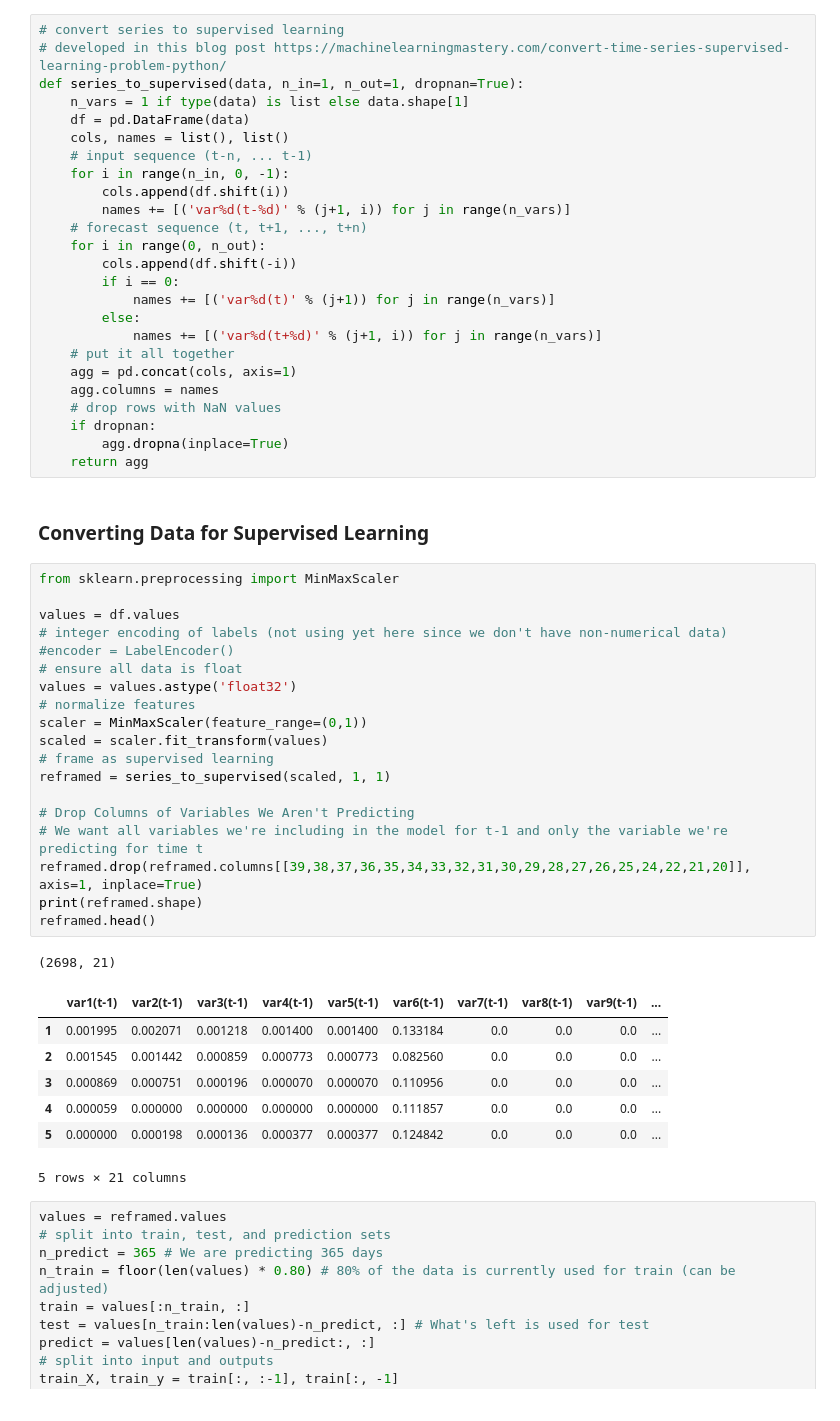
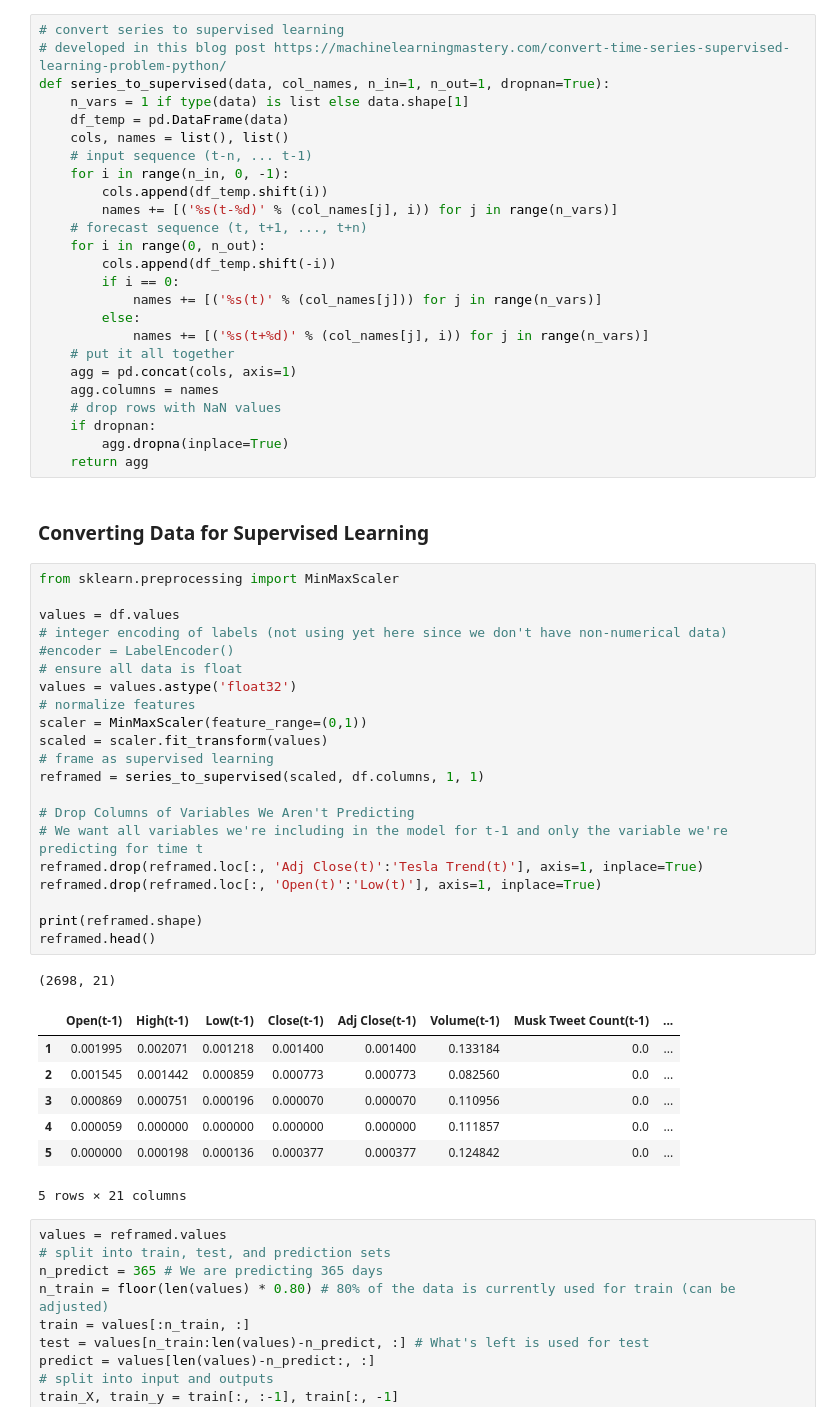
Before and after one commit to TLChilton/Senior_Capstone, a Jupyter notebook: LSTM365Days.ipynb, the cells around one changed output. Cells and saved outputs as stored; diff of their text form.

Commit message:
improved series_to_supervised from LSTMFeaturePrune.ipynb

```diff
--- a/LSTM365Days.ipynb
+++ b/LSTM365Days.ipynb
@@ -60,21 +60,21 @@ pyplot.show()
 # %%
 # convert series to supervised learning
 # developed in this blog post https://machinelearningmastery.com/convert-time-series-supervised-learning-problem-python/
-def series_to_supervised(data, n_in=1, n_out=1, dropnan=True):
+def series_to_supervised(data, col_names, n_in=1, n_out=1, dropnan=True):
     n_vars = 1 if type(data) is list else data.shape[1]
-    df = pd.DataFrame(data)
+    df_temp = pd.DataFrame(data)
     cols, names = list(), list()
     # input sequence (t-n, ... t-1)
     for i in range(n_in, 0, -1):
-        cols.append(df.shift(i))
-        names += [('var%d(t-%d)' % (j+1, i)) for j in range(n_vars)]
+        cols.append(df_temp.shift(i))
+        names += [('%s(t-%d)' % (col_names[j], i)) for j in range(n_vars)]
     # forecast sequence (t, t+1, ..., t+n)
     for i in range(0, n_out):
-        cols.append(df.shift(-i))
+        cols.append(df_temp.shift(-i))
         if i == 0:
-            names += [('var%d(t)' % (j+1)) for j in range(n_vars)]
+            names += [('%s(t)' % (col_names[j])) for j in range(n_vars)]
         else:
-            names += [('var%d(t+%d)' % (j+1, i)) for j in range(n_vars)]
+            names += [('%s(t+%d)' % (col_names[j], i)) for j in range(n_vars)]
 	# put it all together
     agg = pd.concat(cols, axis=1)
     agg.columns = names
@@ -87,30 +87,32 @@ def series_to_supervised(data, n_in=1, n_out=1, dropnan=True):
 # %%
 from sklearn.preprocessing import MinMaxScaler
 
 values = df.values
 # integer encoding of labels (not using yet here since we don't have non-numerical data)
 #encoder = LabelEncoder()
 # ensure all data is float
 values = values.astype('float32')
 # normalize features
 scaler = MinMaxScaler(feature_range=(0,1))
 scaled = scaler.fit_transform(values)
 # frame as supervised learning
-reframed = series_to_supervised(scaled, 1, 1)
+reframed = series_to_supervised(scaled, df.columns, 1, 1)
 
 # Drop Columns of Variables We Aren't Predicting
 # We want all variables we're including in the model for t-1 and only the variable we're predicting for time t
-reframed.drop(reframed.columns[[39,38,37,36,35,34,33,32,31,30,29,28,27,26,25,24,22,21,20]], axis=1, inplace=True)
+reframed.drop(reframed.loc[:, 'Adj Close(t)':'Tesla Trend(t)'], axis=1, inplace=True)
+reframed.drop(reframed.loc[:, 'Open(t)':'Low(t)'], axis=1, inplace=True)
+
 print(reframed.shape)
 reframed.head()
 # %% [output]
 (2698, 21)
-|  | var1(t-1) | var2(t-1) | var3(t-1) | var4(t-1) | var5(t-1) | var6(t-1) | var7(t-1) | var8(t-1) | var9(t-1) | ... |
-| 1 | 0.001995 | 0.002071 | 0.001218 | 0.001400 | 0.001400 | 0.133184 | 0.0 | 0.0 | 0.0 | ... |
-| 2 | 0.001545 | 0.001442 | 0.000859 | 0.000773 | 0.000773 | 0.082560 | 0.0 | 0.0 | 0.0 | ... |
-| 3 | 0.000869 | 0.000751 | 0.000196 | 0.000070 | 0.000070 | 0.110956 | 0.0 | 0.0 | 0.0 | ... |
-| 4 | 0.000059 | 0.000000 | 0.000000 | 0.000000 | 0.000000 | 0.111857 | 0.0 | 0.0 | 0.0 | ... |
-| 5 | 0.000000 | 0.000198 | 0.000136 | 0.000377 | 0.000377 | 0.124842 | 0.0 | 0.0 | 0.0 | ... |
+|  | Open(t-1) | High(t-1) | Low(t-1) | Close(t-1) | Adj Close(t-1) | Volume(t-1) | Musk Tweet Count(t-1) | ... |
+| 1 | 0.001995 | 0.002071 | 0.001218 | 0.001400 | 0.001400 | 0.133184 | 0.0 | ... |
+| 2 | 0.001545 | 0.001442 | 0.000859 | 0.000773 | 0.000773 | 0.082560 | 0.0 | ... |
+| 3 | 0.000869 | 0.000751 | 0.000196 | 0.000070 | 0.000070 | 0.110956 | 0.0 | ... |
+| 4 | 0.000059 | 0.000000 | 0.000000 | 0.000000 | 0.000000 | 0.111857 | 0.0 | ... |
+| 5 | 0.000000 | 0.000198 | 0.000136 | 0.000377 | 0.000377 | 0.124842 | 0.0 | ... |
 5 rows × 21 columns
 # %%
 values = reframed.values
```
